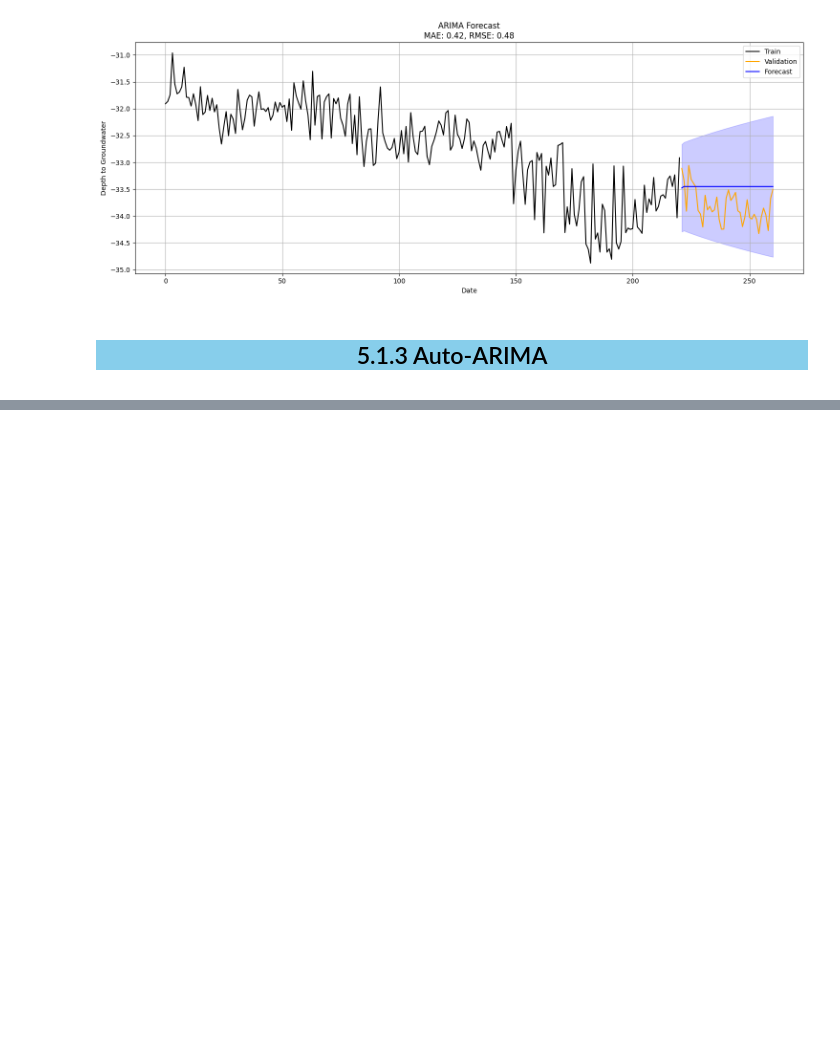
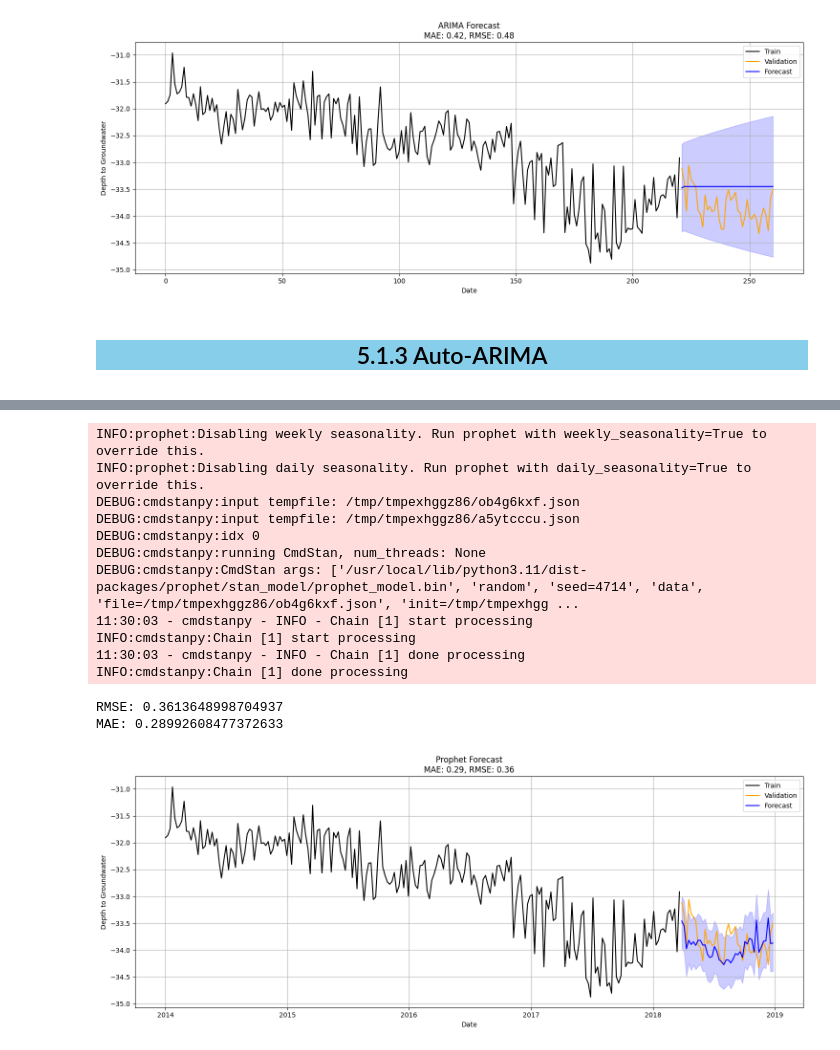
Before and after one commit to thisishasan/bigdata_mod_b, a Jupyter notebook: code.ipynb, the cells around one changed output, grey strips where cells are left out. Cells and saved outputs as stored; diff of their text form; code cells hidden in the pictures; blank space fills up the shorter version.

```diff
--- a/code.ipynb
+++ b/code.ipynb
@@ -785,0 +846,62 @@ MAE: 0.46, RMSE: 0.52
+# %%
+from prophet import Prophet
+
+# Use the original dataframe with all features and rename columns
+prophet_df = df.copy()
+prophet_df = prophet_df[['date', 'depth_to_groundwater', 'rainfall', 'temperature', 'drainage_volume', 'river_hydrometry']].copy()
+prophet_df.rename(columns={'date': 'ds', 'depth_to_groundwater': 'y'}, inplace=True)
+
+# Split the dataframe into train and validation sets
+train_size = int(0.85 * len(prophet_df))
+train_prophet = prophet_df.iloc[:train_size, :].copy()
+valid_prophet = prophet_df.iloc[train_size:, :].copy() # Also need regressors for prediction
+
+# Train the model
+model = Prophet()
+model.add_regressor('rainfall')
+model.add_regressor('temperature')
+model.add_regressor('drainage_volume')
+model.add_regressor('river_hydrometry')
+
+# Fit the model with the train set including regressors
+model.fit(train_prophet)
+
+# Predict on the valid set including regressors
+y_pred = model.predict(valid_prophet[['ds', 'rainfall', 'temperature', 'drainage_volume', 'river_hydrometry']])
+
+# Calculate metrics
+score_mae = mean_absolute_error(valid_prophet['y'], y_pred['yhat'])
+score_rmse = math.sqrt(mean_squared_error(valid_prophet['y'], y_pred['yhat']))
+
+print(Fore.GREEN + 'RMSE: {}'.format(score_rmse))
+print(Fore.BLUE + 'MAE: {}'.format(score_mae))
+
+# Plotting the results
+plt.figure(figsize=(15, 6))
+plt.plot(train_prophet['ds'], train_prophet['y'], label='Train', color='black')
+plt.plot(valid_prophet['ds'], valid_prophet['y'], label='Validation', color='orange')
+plt.plot(y_pred['ds'], y_pred['yhat'], label='Forecast', color='blue')
+plt.fill_between(y_pred['ds'], y_pred['yhat_lower'], y_pred['yhat_upper'], color='blue', alpha=0.2)
+
+plt.title(f'Prophet Forecast\nMAE: {score_mae:.2f}, RMSE: {score_rmse:.2f}')
+plt.xlabel('Date')
+plt.ylabel('Depth to Groundwater')
+plt.legend()
+plt.grid(True)
+plt.tight_layout()
+plt.show()
+# %% [output]
+INFO:prophet:Disabling weekly seasonality. Run prophet with weekly_seasonality=True to override this.
+INFO:prophet:Disabling daily seasonality. Run prophet with daily_seasonality=True to override this.
+DEBUG:cmdstanpy:input tempfile: /tmp/tmpexhggz86/ob4g6kxf.json
+DEBUG:cmdstanpy:input tempfile: /tmp/tmpexhggz86/a5ytcccu.json
+DEBUG:cmdstanpy:idx 0
+DEBUG:cmdstanpy:running CmdStan, num_threads: None
+DEBUG:cmdstanpy:CmdStan args: ['/usr/local/lib/python3.11/dist-packages/prophet/stan_model/prophet_model.bin', 'random', 'seed=4714', 'data', 'file=/tmp/tmpexhggz86/ob4g6kxf.json', 'init=/tmp/tmpexhgg ...
+11:30:03 - cmdstanpy - INFO - Chain [1] start processing
+INFO:cmdstanpy:Chain [1] start processing
+11:30:03 - cmdstanpy - INFO - Chain [1] done processing
+INFO:cmdstanpy:Chain [1] done processing
+RMSE: 0.3613648998704937
+MAE: 0.28992608477372633
+[figure, added]
```
Also changed, not shown: parts of 6 cells of this notebook.
